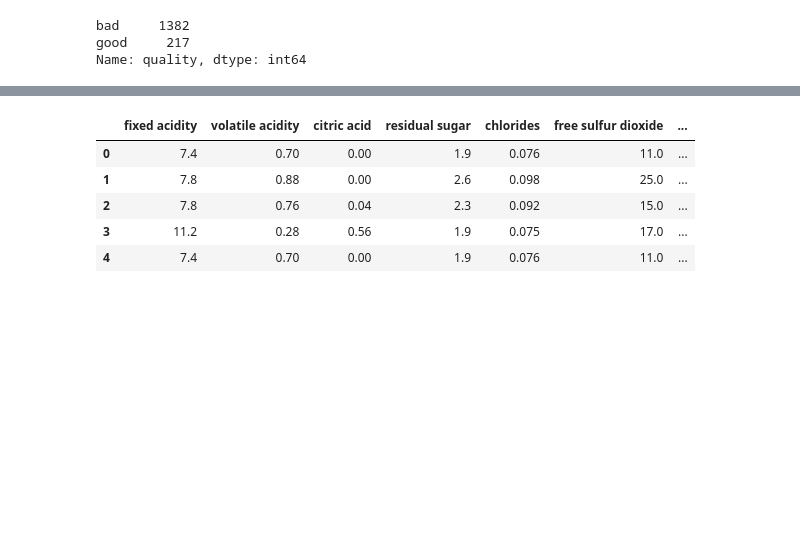
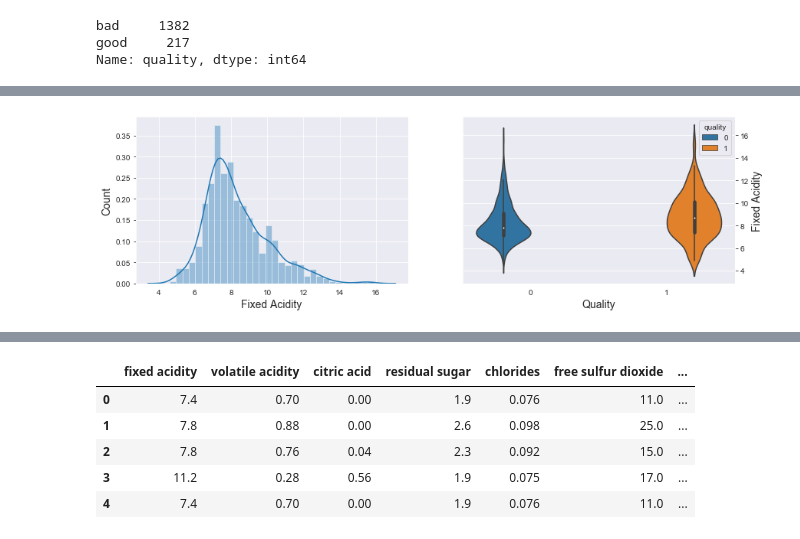
Before and after one commit to tolgahancepel/Comparative-Study-on-Machine-Learning-Algorithms, a Jupyter notebook: src/Classification/red-wine-quality.ipynb, the cells around one changed output, grey strips where cells are left out. Cells and saved outputs as stored; diff of their text form; code cells hidden in the pictures; blank space fills up the shorter version.

```diff
--- a/src/Classification/red-wine-quality.ipynb
+++ b/src/Classification/red-wine-quality.ipynb
@@ -99,0 +96,17 @@ sns.pairplot(dataset, hue = 'quality')
+# %%
+f, axes = plt.subplots(1,2,figsize=(14,4))
+
+sns.distplot(dataset['fixed acidity'], ax = axes[0])
+axes[0].set_xlabel('Fixed Acidity', fontsize=14)
+axes[0].set_ylabel('Count', fontsize=14)
+axes[0].yaxis.tick_left()
+
+sns.violinplot(x = 'quality', y = 'fixed acidity', data = dataset, hue = 'quality',ax = axes[1])
+axes[1].set_xlabel('Quality', fontsize=14)
+axes[1].set_ylabel('Fixed Acidity', fontsize=14)
+axes[1].yaxis.set_label_position("right")
+axes[1].yaxis.tick_right()
+
+plt.show()
+# %% [output]
+[figure, added]
```
Also changed, not shown: parts of 24 cells of this notebook.
